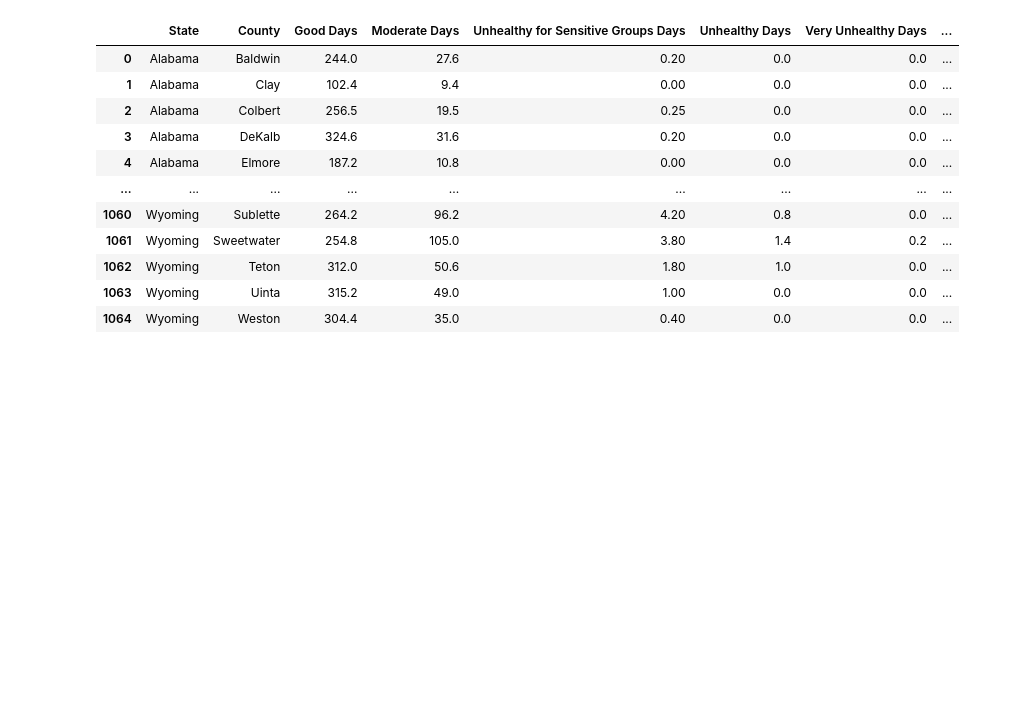
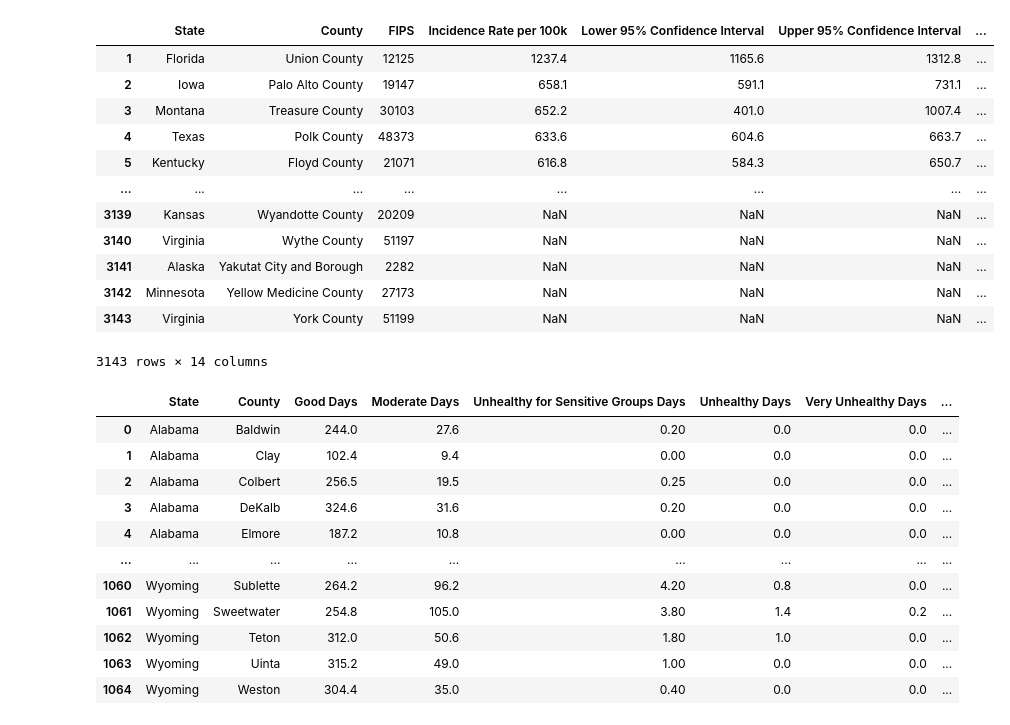
Before and after one commit to TheDeafOne/aqi-and-cancer, a Jupyter notebook: aqi_cancer_eda.ipynb, the cells around one changed output. Saved outputs shown, nothing was run; the diff lists cells and outputs as text; code cells hidden in the pictures; blank space fills up the shorter version.

Commit message:
data cleaning for cancer

```diff
--- a/aqi_cancer_eda.ipynb
+++ b/aqi_cancer_eda.ipynb
@@ -7,19 +7,3 @@ DATA_DIR = './data/'
 CANCER_DATA = 'cancer_incd_rate_2016_2020.csv'
 AQI_DATA = lambda year: f'annual_aqi_by_county_{year}.csv'
 US_COUNTIES = 'uscounties/uscounties.csv'
-# %%
-def get_cancer_data():
-    df = pd.read_csv(DATA_DIR + CANCER_DATA, skiprows=8, skipfooter=31, engine='python')
-    df.insert(0, 'State', df['County'].apply(lambda x: x.split(', ')[-1][:-3]))
-    df['County'] = df['County'].apply(lambda x: x.split(', ')[0])
-    df = df.iloc[1:].rename({
-        'Age-Adjusted Incidence Rate([rate note]) - cases per 100,000': 'Incidence Rate per 100k',
-        'Recent 5-Year Trend ([trend note]) in Incidence Rates': 'Recent 5-Year Trend',
-        ' FIPS': 'FIPS'
-    }, axis=1)
-    df.replace('data not available', np.nan, inplace=True)
-    df['Recent 5-Year Trend'] = pd.to_numeric(df['Recent 5-Year Trend'], errors='coerce')
-    df['FIPS'] = pd.to_numeric(df['FIPS'], errors='coerce')
-    df["FIPS"] = df["FIPS"].astype('Int64')
-    return df
-get_cancer_data()
@@ -40,3 +10,54 @@ get_cancer_data()
+# %%
+def replace_nan_variants(df: pd.DataFrame):
+    # replace * and data not available variants with nan
+    df = df.replace('data not available', np.nan)
+    df = df.replace('data not available ', np.nan)
+    df = df.replace(' data not available', np.nan)
+    df = df.replace('*', np.nan)
+    df = df.replace('* ', np.nan)
+    df = df.replace(' *', np.nan)
+    df = df.replace(' * ', np.nan)
+    df = df.replace('3 or fewer', '3')
+    return df
+
+
+def convert_to_numeric(df: pd.DataFrame):
+    df['Recent 5-Year Trend'] = pd.to_numeric(df['Recent 5-Year Trend'], errors='coerce')
+    df['Incidence Rate per 100k'] = pd.to_numeric(df['Incidence Rate per 100k'], errors='coerce')
+    df['Lower 95% Confidence Interval'] = pd.to_numeric(df['Lower 95% Confidence Interval'], errors='coerce')
+    df['Upper 95% Confidence Interval'] = pd.to_numeric(df['Upper 95% Confidence Interval'], errors='coerce')
+    df['Average Annual Count'] = pd.to_numeric(df['Average Annual Count'], errors='coerce')
+    df['FIPS'] = pd.to_numeric(df['FIPS'], errors='coerce')
+    df["FIPS"] = df["FIPS"].astype('Int64')
+    return df
+
+def get_cancer_data():
+    df = pd.read_csv(DATA_DIR + CANCER_DATA, skiprows=8, skipfooter=31, engine='python')
+    df.insert(0, 'State', df['County'].apply(lambda x: x.split(', ')[-1][:-3]))
+    df['County'] = df['County'].apply(lambda x: x.split(', ')[0])
+    df = df.iloc[1:].rename({
+        'Age-Adjusted Incidence Rate([rate note]) - cases per 100,000': 'Incidence Rate per 100k',
+        'Recent 5-Year Trend ([trend note]) in Incidence Rates': 'Recent 5-Year Trend',
+        ' FIPS': 'FIPS'
+    }, axis=1)
+
+    df = df.pipe(replace_nan_variants).pipe(convert_to_numeric)
+    return df
+get_cancer_data()
+# %% [output]
+|  | State | County | FIPS | Incidence Rate per 100k | Lower 95% Confidence Interval | Upper 95% Confidence Interval | ... |
+| 1 | Florida | Union County | 12125 | 1237.4 | 1165.6 | 1312.8 | ... |
+| 2 | Iowa | Palo Alto County | 19147 | 658.1 | 591.1 | 731.1 | ... |
+| 3 | Montana | Treasure County | 30103 | 652.2 | 401.0 | 1007.4 | ... |
+| 4 | Texas | Polk County | 48373 | 633.6 | 604.6 | 663.7 | ... |
+| 5 | Kentucky | Floyd County | 21071 | 616.8 | 584.3 | 650.7 | ... |
+| ... | ... | ... | ... | ... | ... | ... | ... |
+| 3139 | Kansas | Wyandotte County | 20209 | NaN | NaN | NaN | ... |
+| 3140 | Virginia | Wythe County | 51197 | NaN | NaN | NaN | ... |
+| 3141 | Alaska | Yakutat City and Borough | 2282 | NaN | NaN | NaN | ... |
+| 3142 | Minnesota | Yellow Medicine County | 27173 | NaN | NaN | NaN | ... |
+| 3143 | Virginia | York County | 51199 | NaN | NaN | NaN | ... |
+3143 rows × 14 columns
 # %%
 def average_aqi(df: pd.DataFrame):
 
```
Also changed, not shown: parts of 3 cells of this notebook.
